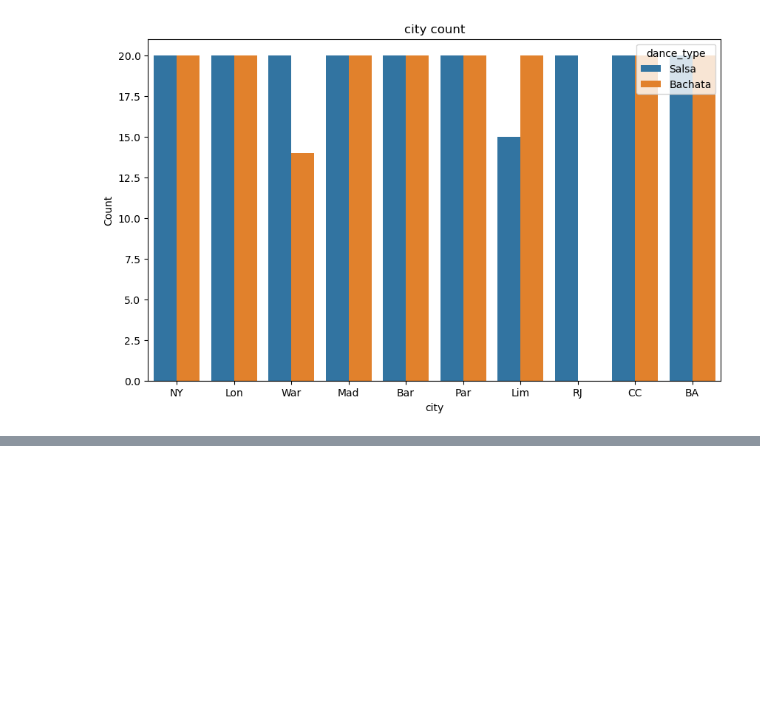
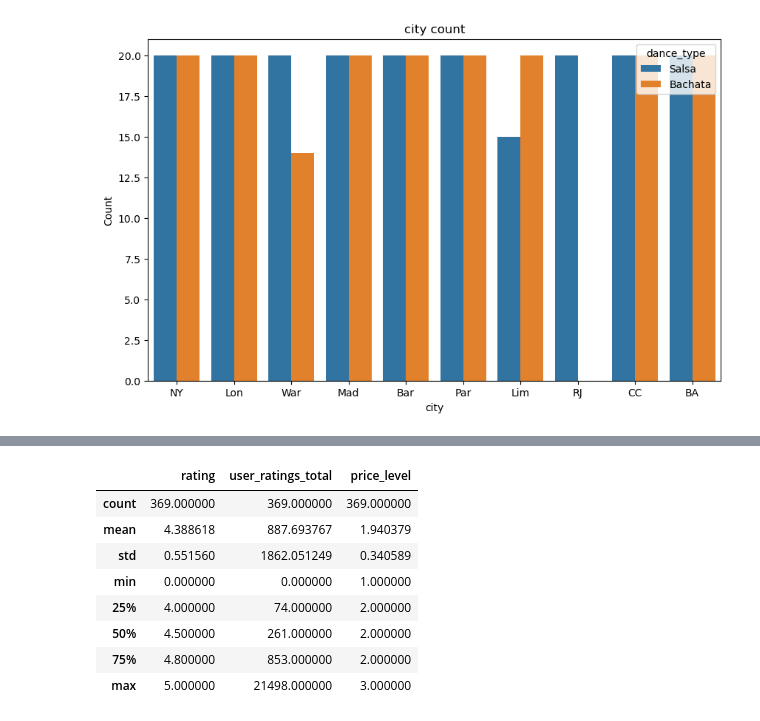
Before and after one commit to harryedesmond/DanceMad, a Jupyter notebook: dancemad_data_pipeline/process_data/process_google.ipynb, the cells around one changed output, grey strips where cells are left out. Cells and saved outputs as stored; diff of their text form; code cells hidden in the pictures; blank space fills up the shorter version.

```diff
--- a/dancemad_data_pipeline/process_data/process_google.ipynb
+++ b/dancemad_data_pipeline/process_data/process_google.ipynb
@@ -89,0 +161,26 @@ bar('city', normal = False)
+# %%
+# Dealing with missing data
+import missingno as msno
+
+# Show number of non-null values, shows that there are 230 locations missing price_level values
+# msno.bar(df)
+# plt.show()
+
+# Impute usiing the mean of the price_level
+from sklearn.impute import SimpleImputer
+
+# Impute missing values with mean
+imputer = SimpleImputer(strategy='mean')
+df['price_level'] = np.ceil(imputer.fit_transform(df[['price_level']]))
+# %%
+df.describe()
+# %% [output]
+|  | rating | user_ratings_total | price_level |
+| count | 369.000000 | 369.000000 | 369.000000 |
+| mean | 4.388618 | 887.693767 | 1.940379 |
+| std | 0.551560 | 1862.051249 | 0.340589 |
+| min | 0.000000 | 0.000000 | 1.000000 |
+| 25% | 4.000000 | 74.000000 | 2.000000 |
+| 50% | 4.500000 | 261.000000 | 2.000000 |
+| 75% | 4.800000 | 853.000000 | 2.000000 |
+| max | 5.000000 | 21498.000000 | 3.000000 |
```
Also changed, not shown: parts of 3 cells of this notebook.
